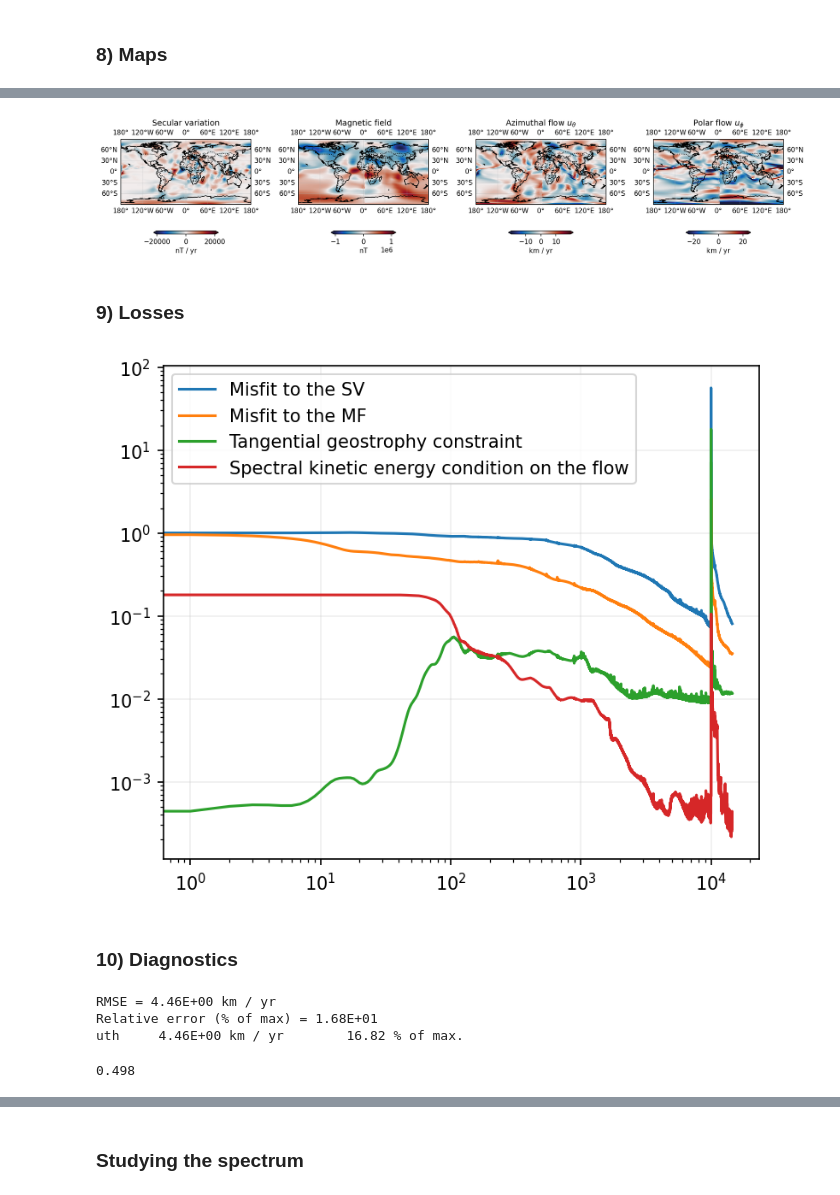
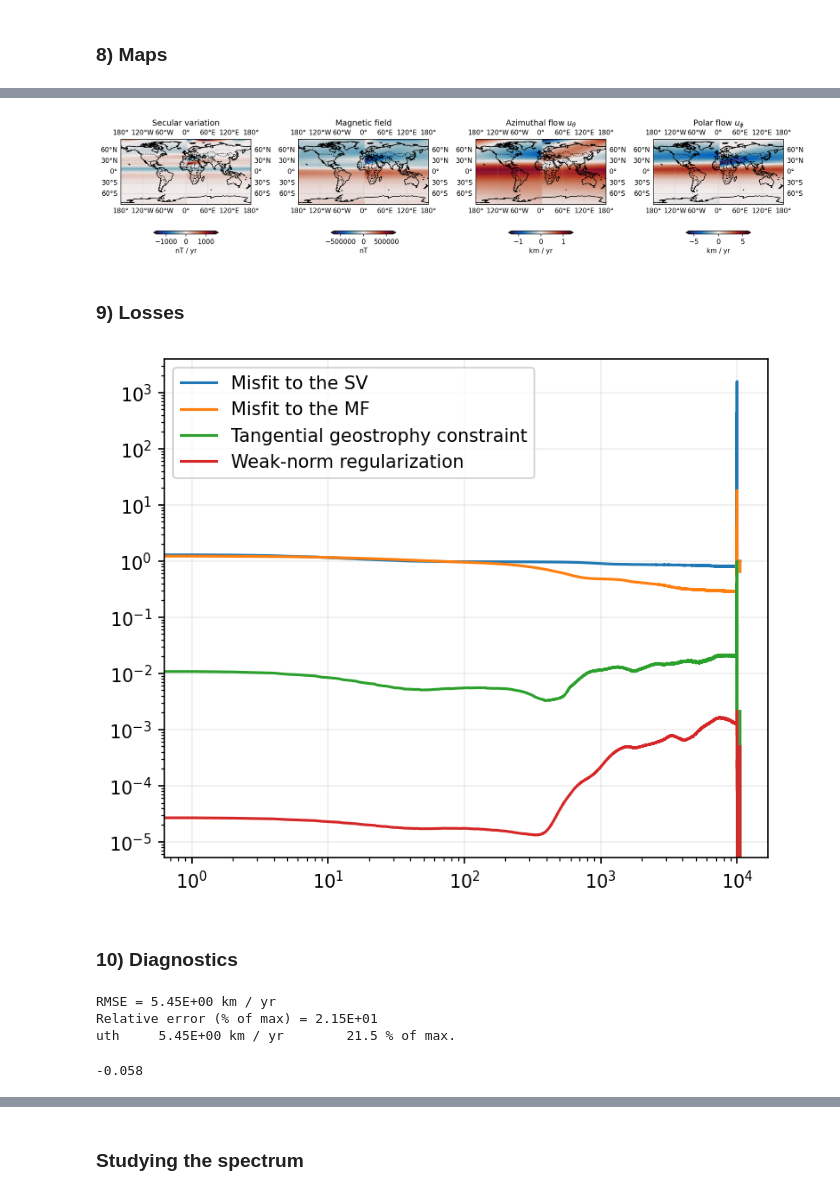
Before and after one commit to RomainClaveau/pygeopinn, a Jupyter notebook: PiNNs.ipynb, the cells around one changed output, grey strips where cells are left out. Saved outputs shown, nothing was run; the diff lists cells and outputs as text; code cells hidden in the pictures.

```diff
--- a/PiNNs.ipynb
+++ b/PiNNs.ipynb
@@ -67,6 +67,8 @@ filter_br: bool = False          # Do we filter Br?
 filter_sv: bool = False
 σ_filter_sv = 1
 
+use_divergence_free_br = True
+
 λ_dbrdt = 1
 λ_br = 1
 λ_tg = 1e4
@@ -79,9 +81,12 @@ losses: dict = {                # The different losses to use (available: misfit
     "misfit_dbrdt": λ_dbrdt,
     "misfit_br": λ_br,
     "tangential_geostrophy": λ_tg,
-    # "weak_norm": λ_wn,
-    "spectral_u": λ_spec_u
+    "weak_norm": λ_wn,
+    # "spectral_u": λ_spec_u,
+    # "spectral_br": 1
 }
+
+l_trunc_spectra_u = 18
 # %% [markdown]
 ### 1) Retrieving the data from geodynamo simulations
 # %%
@@ -109,7 +114,7 @@ _, (thetas, phis) = pygeo.getCurrentGrid()
 # Defining the context for computing the SV and MF, and U
 context_sv = {"lmax": 13, "r": pygeo.constants["rCore"]}
 context_mf = {"lmax": 13, "r": pygeo.constants["rCore"]}
-context_u = {"lmax": 18, "r": pygeo.constants["rCore"]}
+context_u = {"lmax": l_trunc_spectra_u, "r": pygeo.constants["rCore"]}
 
 # Computing the fields
 SV = pygeo.addMeasure(model_name, "SV", context_sv)
@@ -817,35 +926,35 @@ for name in ["dbrdt", "br", "uth", "uph"]:
 # %%
 maps = ["dbrdt", "br", "uth", "uph"]
 
 fig, axes = plt.subplots(1, len(maps), subplot_kw={'projection': ccrs.PlateCarree()}, sharex=True, sharey=True, figsize=(15, 4), dpi=150)
 
 for n, map in enumerate(maps):
     pred = predictions[map]
     obs = observations[map]
 
     # Maximum value took by the observations
-    vmax = numpy.max(numpy.abs(obs))
+    vmax = numpy.max(numpy.abs(pred))
 
     # Arguments for the plot
     kwargs = {"cmap": cmocean.cm.balance, "vmin": -vmax, "vmax": vmax, "s": 15, "marker": "o"}
 
     cb = axes[n].scatter(long_grid, lat_grid, c=pred, **kwargs)
 
     # axes[n].contour(long_grid, lat_grid, pred, colors=['black'], levels=10, linewidths=1, linestyles="solid")
 
     axes[n].coastlines(resolution='110m')
     axes[n].add_feature(cfeature.BORDERS, linestyle=':')
     axes[n].gridlines(draw_labels=True, dms=True, x_inline=False, y_inline=False, alpha=0.3)
     axes[n].set_title(suptitles[map])
 
     cbar = plt.colorbar(cb, orientation="horizontal", shrink=0.5, extend="both")
 
     cbar.set_label(units[map])
 
 plt.tight_layout()
 plt.savefig(f"{folder}predictions.png")
 # %% [output]
-[figure, old version]
+[figure, new version]
 # %% [markdown]
 ### 9) Losses
 # %%
@@ -857,7 +966,8 @@ labels = {
     "weak_norm": "Weak-norm regularization",
     "strong_norm": "Strong-norm regularization",
     "frozen_br": "Frozen-flux hypothesis on Br",
-    "spectral_u": "Spectral kinetic energy condition on the flow"
+    "spectral_u": "Spectral constraint on U",
+    "spectral_br": "Spectral constraint on Br",
 }
 
 fig, ax = plt.subplots(1, 1, figsize=(6, 5), dpi=150)
@@ -870,7 +980,7 @@ ax.legend()
 
 fig.savefig(f"{folder}losses.png")
 # %% [output]
-[figure, old version]
+[figure, new version]
 # %% [markdown]
 ### 10) Diagnostics
 # %%
@@ -888,9 +998,9 @@ print(f"Relative error (% of max) = {re_max:.2E}")
 
 print(f"{name}\t{rmse:.2E} {units[name]}\t{round(re_max, 2)} % of max.")
 # %% [output]
-RMSE = 4.46E+00 km / yr
-Relative error (% of max) = 1.68E+01
-uth     4.46E+00 km / yr        16.82 % of max.
+RMSE = 5.45E+00 km / yr
+Relative error (% of max) = 2.15E+01
+uth     5.45E+00 km / yr        21.5 % of max.
 # %%
 uθ_pred, uφ_pred = predictions["uth"], predictions["uph"]
 uθ_obs, uφ_obs = observations["uth"][slice_thetas, slice_phis], observations["uph"][slice_thetas, slice_phis]
@@ -910,7 +1020,7 @@ Corr = Corr_obs_pred / numpy.sqrt(Corr_obs_obs * Corr_pred_pred)
 
 print(f"{round(Corr, 3)}")
 # %% [output]
-0.498
+-0.058
 # %%
 # Computing the complexity on the observed field
 uθ = predictions["uth"]
```
Also changed, not shown: parts of 20 cells of this notebook.
